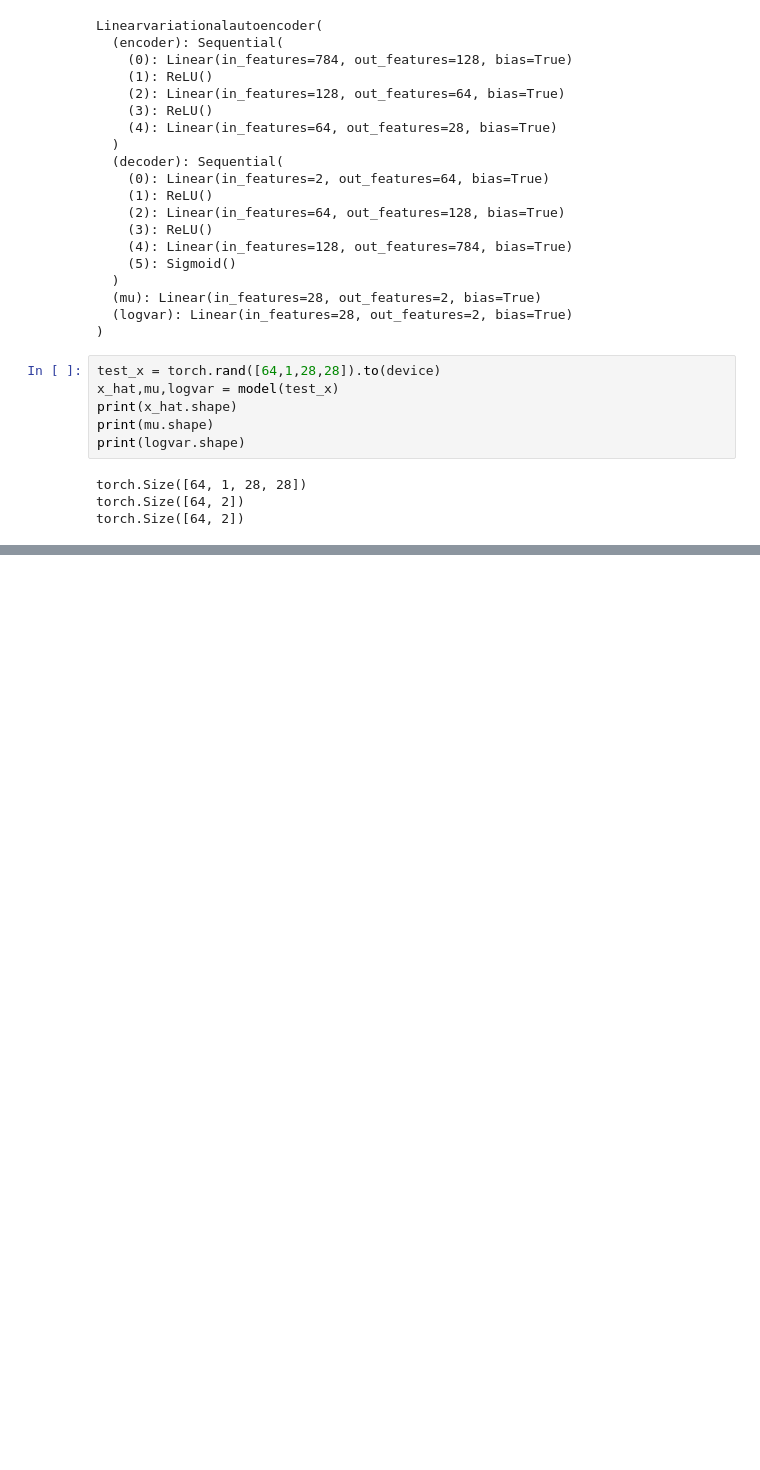
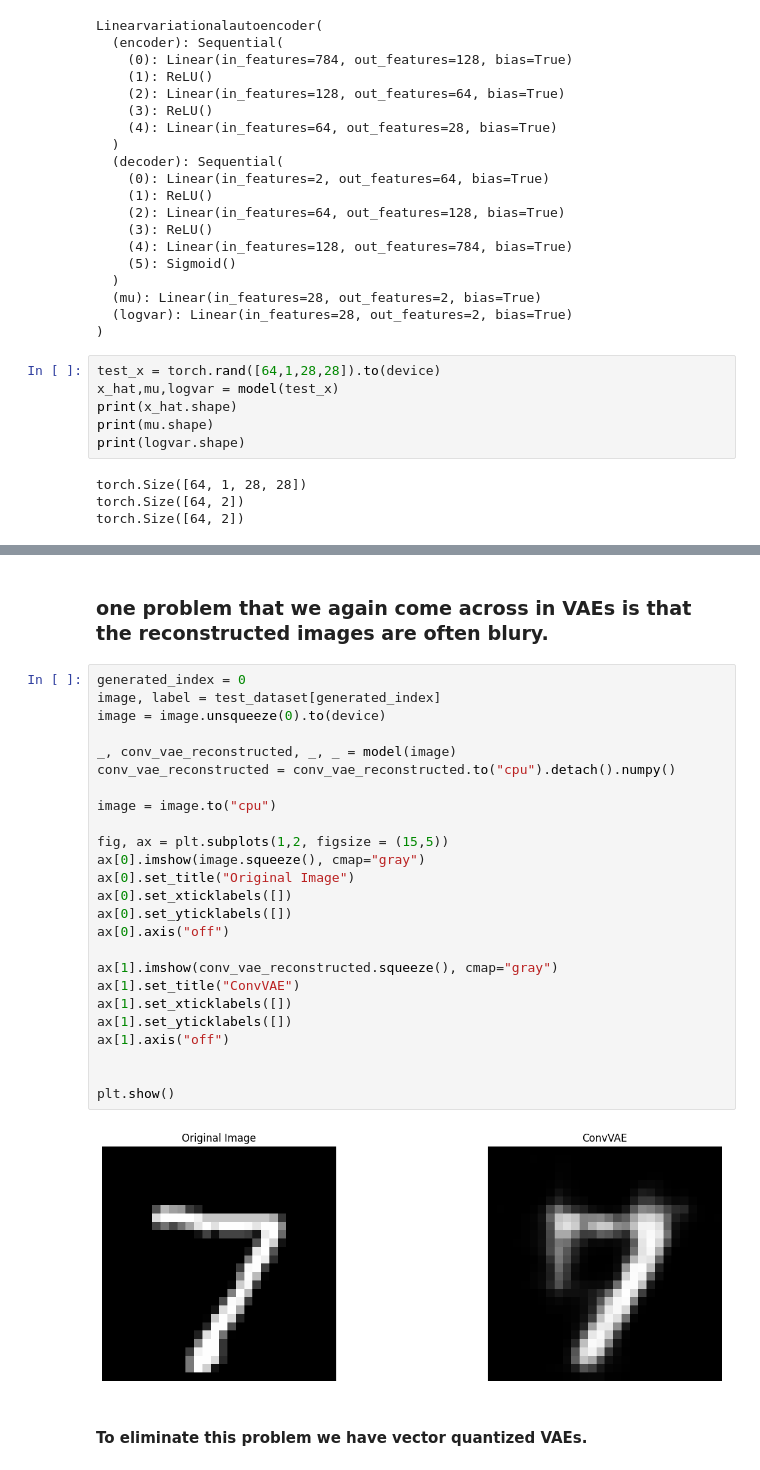
Before and after one commit to Yub-S/deep_generative_models, a Jupyter notebook: variational_autoencoder.ipynb, the cells around one changed output, grey strips where cells are left out. Cells and saved outputs as stored; diff of their text form; blank space fills up the shorter version.

```diff
--- a/variational_autoencoder.ipynb
+++ b/variational_autoencoder.ipynb
@@ -108,0 +426,31 @@ torch.Size([64, 2])
+# %% [markdown]
+### one problem that we again come across in VAEs is that the reconstructed images are often blury.
+# %%
+generated_index = 0
+image, label = test_dataset[generated_index]
+image = image.unsqueeze(0).to(device)
+
+_, conv_vae_reconstructed, _, _ = model(image)
+conv_vae_reconstructed = conv_vae_reconstructed.to("cpu").detach().numpy()
+
+image = image.to("cpu")
+
+fig, ax = plt.subplots(1,2, figsize = (15,5))
+ax[0].imshow(image.squeeze(), cmap="gray")
+ax[0].set_title("Original Image")
+ax[0].set_xticklabels([])
+ax[0].set_yticklabels([])
+ax[0].axis("off")
+
+ax[1].imshow(conv_vae_reconstructed.squeeze(), cmap="gray")
+ax[1].set_title("ConvVAE")
+ax[1].set_xticklabels([])
+ax[1].set_yticklabels([])
+ax[1].axis("off")
+
+
+plt.show()
+# %% [output]
+[figure, added]
+# %% [markdown]
+#### To eliminate this problem we have vector quantized VAEs.
```
Also changed, not shown: parts of 13 cells of this notebook.
